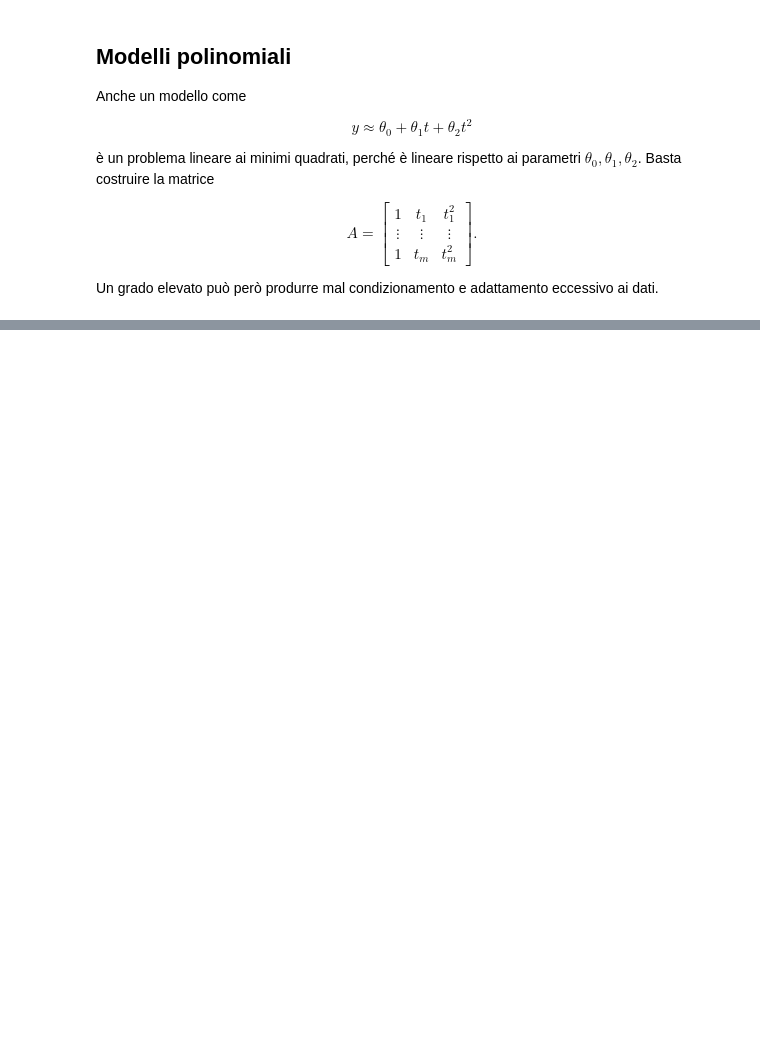
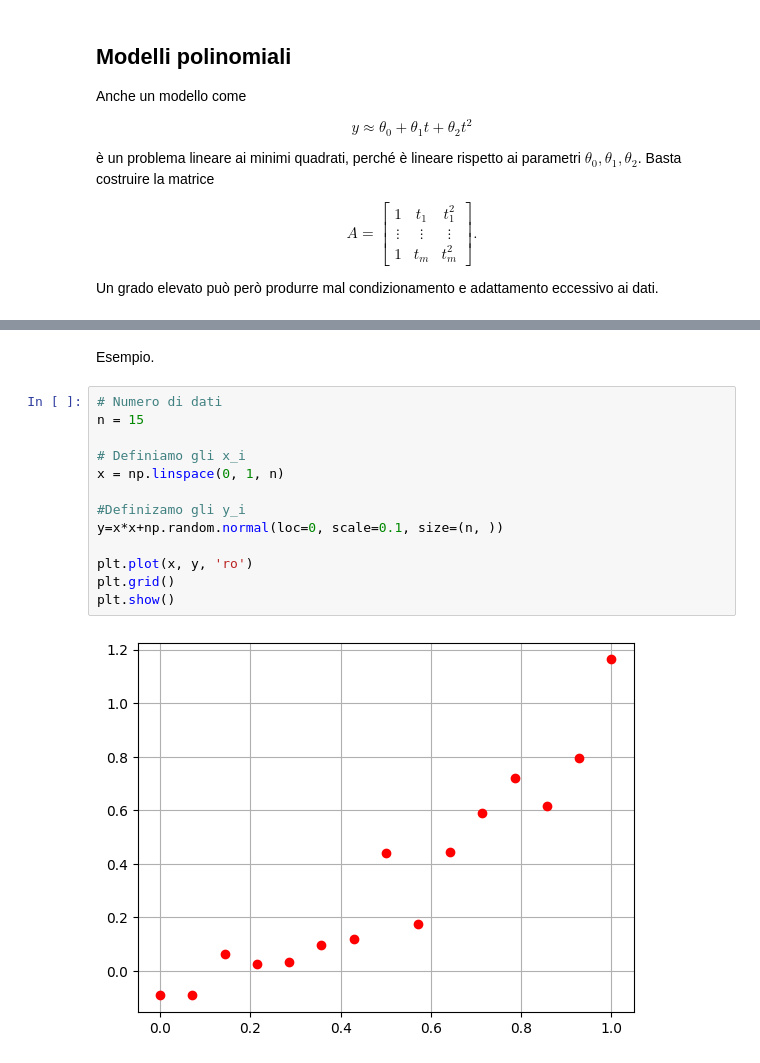
Before and after one commit to elenaloli/metodi-numerici-per-il-calcolo-2026-27, a Jupyter notebook: _sources/book/minimi_quadrati.ipynb, the cells around one changed output, grey strips where cells are left out. Drawn from its saved outputs; the diff is of its cells as text; blank space fills up the shorter version.

```diff
--- a/_sources/book/minimi_quadrati.ipynb
+++ b/_sources/book/minimi_quadrati.ipynb
@@ -608,0 +689,17 @@ Un grado elevato può però produrre mal condizionamento e adattamento eccessivo
+# %% [markdown]
+Esempio.
+# %%
+# Numero di dati
+n = 15
+
+# Definiamo gli x_i
+x = np.linspace(0, 1, n)
+
+#Definizamo gli y_i
+y=x*x+np.random.normal(loc=0, scale=0.1, size=(n, ))
+
+plt.plot(x, y, 'ro')
+plt.grid()
+plt.show()
+# %% [output]
+[figure, added]
```
Also changed, not shown: parts of 23 cells of this notebook, 9 other files.
